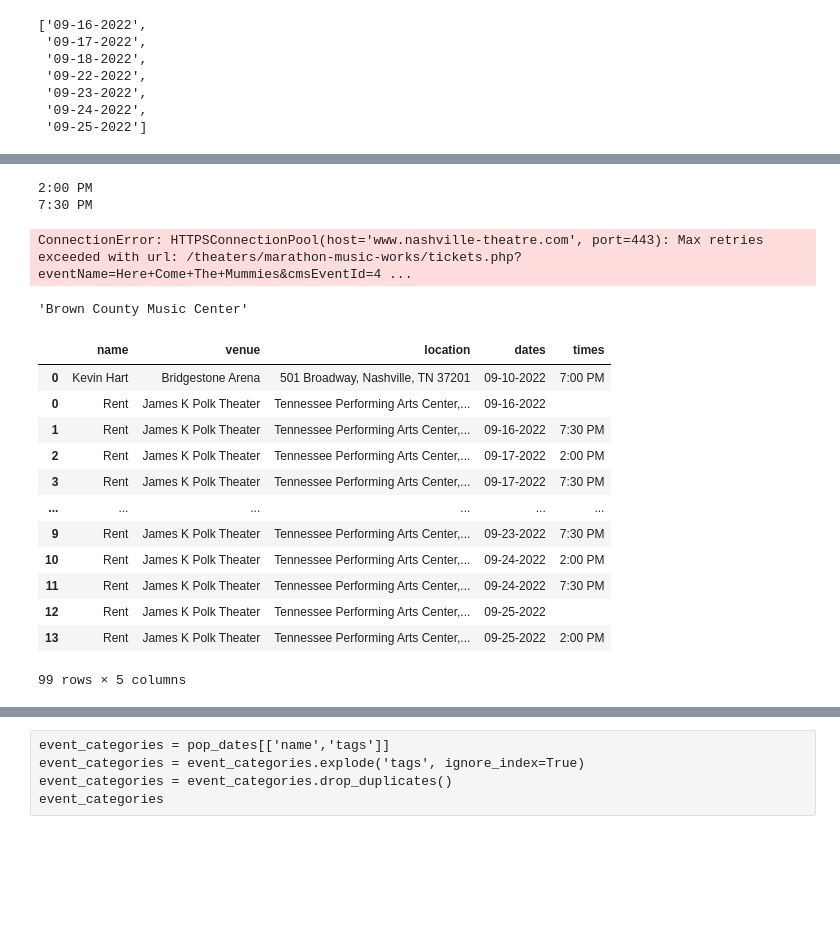
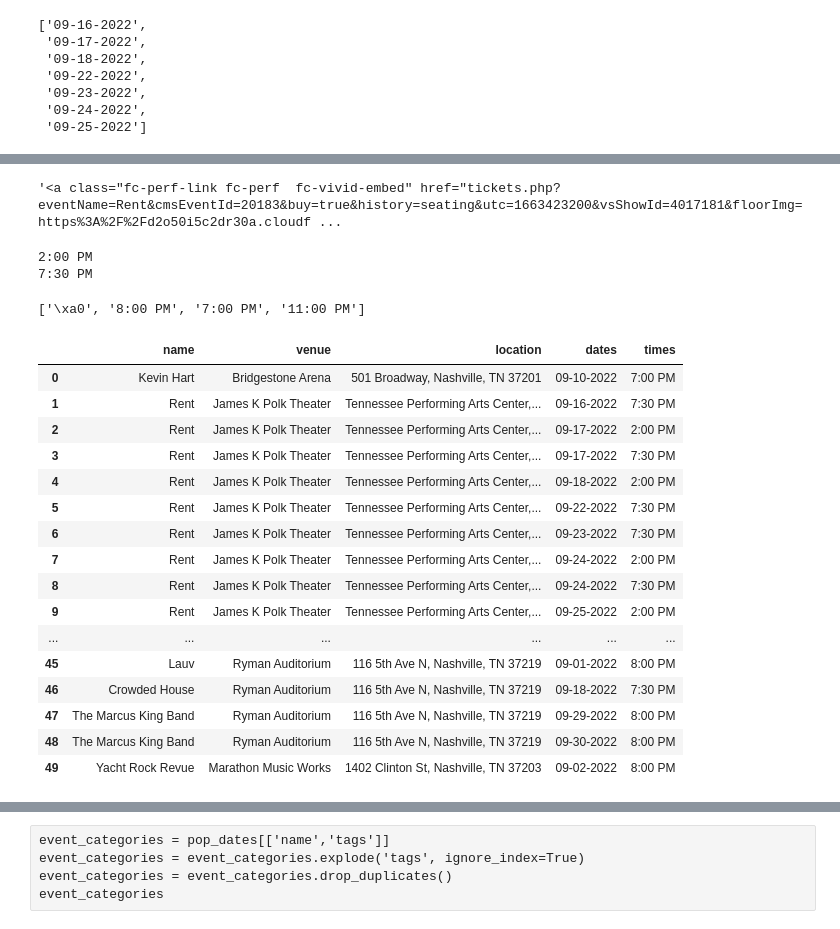
Before and after one commit to michaelcnorman/DDA7-Capstone-Michael, a Jupyter notebook: notebooks/Webscraping events.ipynb, the cells around one changed output, grey strips where cells are left out. Drawn from its saved outputs; the diff is of its cells as text; code cells hidden in the pictures; blank space fills up the shorter version.

Commit message:
completed master dataframe with all shows dates and times, added event categories for the most popular events based on the more info link

```diff
--- a/notebooks/Webscraping events.ipynb
+++ b/notebooks/Webscraping events.ipynb
@@ -548,19 +542,0 @@ Tennessee Performing Arts Center, 505 Deaderick St, Nashville, TN 37219
-# %%
-show_times = []
-
-for index, row in Shows_df.iterrows():
-    event = row['event'].replace(' ','-').lower()
-    venue = row['venue']
-    venue = venue_dict[venue]
-    shows_url = f'https://www.nashville-theatre.com/theaters/{venue}/{event}.php'
-    r = requests.get(shows_url, headers=headers)
-    shows_soup = BS(r.text,'html.parser')
-    shows = {
-      'name' : [row['event']for entry in shows_soup.find_all('a',{'id':'top-nav-1'})],
-      'venue': [row['venue']for entry in shows_soup.find_all('a',{'id':'sub-nav-1'})],
-      #'tags' : [entry.text for entry in shows_soup.find_all('a', {'class':'tag reverse'})],
-      'dates': [entry.text for entry in shows_soup.find_all('div',{'class':'col1'})],
-      'time1': [entry.text for entry in shows_soup.find_all('div',{'class':'col2'})],
-      'time2': [entry.text for entry in shows_soup.find_all('div',{'class':'col3'})]
-            }
-    show_times.append(shows)
@@ -596,3 +607,7 @@ rent_dict['09-17-2022']
+# %%
+rent_dict['09-17-2022']
+# %% [output]
+'<a class="fc-perf-link fc-perf  fc-vivid-embed" href="tickets.php?eventName=Rent&cmsEventId=20183&buy=true&history=seating&utc=1663423200&vsShowId=4017181&floorImg=https%3A%2F%2Fd2o50i5c2dr30a.cloudf ...
 # %%
 soup = BS(rent_dict['09-17-2022'],'html.parser')
 for item in soup.find_all('div', {'class':'fc-perf-time'}):
@@ -634,25 +649,29 @@ for index, row in unique_shows_df.iterrows():
                  'times': timeslist
                      }
                 show_times.append(shows)
-# %% [output]
-ConnectionError: HTTPSConnectionPool(host='www.nashville-theatre.com', port=443): Max retries exceeded with url: /theaters/marathon-music-works/tickets.php?eventName=Here+Come+The+Mummies&cmsEventId=4 ...
-# %%
-venue
-# %% [output]
-'Brown County Music Center'
+# %%
+timeslist
+# %% [output]
+['\xa0', '8:00 PM', '7:00 PM', '11:00 PM']
 # %%
-pd.concat([pd.DataFrame(entry) for entry in show_times])
+master_df = pd.concat([pd.DataFrame(entry) for entry in show_times])
+master_df = master_df[master_df.times != '\xa0'].reset_index(drop=True).drop_duplicates().reset_index(drop=True)
+master_df
 # %% [output]
 |  | name | venue | location | dates | times |
 | 0 | Kevin Hart | Bridgestone Arena | 501 Broadway, Nashville, TN 37201 | 09-10-2022 | 7:00 PM |
-| 0 | Rent | James K Polk Theater | Tennessee Performing Arts Center,... | 09-16-2022 |  |
 | 1 | Rent | James K Polk Theater | Tennessee Performing Arts Center,... | 09-16-2022 | 7:30 PM |
 | 2 | Rent | James K Polk Theater | Tennessee Performing Arts Center,... | 09-17-2022 | 2:00 PM |
 | 3 | Rent | James K Polk Theater | Tennessee Performing Arts Center,... | 09-17-2022 | 7:30 PM |
+| 4 | Rent | James K Polk Theater | Tennessee Performing Arts Center,... | 09-18-2022 | 2:00 PM |
+| 5 | Rent | James K Polk Theater | Tennessee Performing Arts Center,... | 09-22-2022 | 7:30 PM |
+| 6 | Rent | James K Polk Theater | Tennessee Performing Arts Center,... | 09-23-2022 | 7:30 PM |
+| 7 | Rent | James K Polk Theater | Tennessee Performing Arts Center,... | 09-24-2022 | 2:00 PM |
+| 8 | Rent | James K Polk Theater | Tennessee Performing Arts Center,... | 09-24-2022 | 7:30 PM |
+| 9 | Rent | James K Polk Theater | Tennessee Performing Arts Center,... | 09-25-2022 | 2:00 PM |
 | ... | ... | ... | ... | ... | ... |
-| 9 | Rent | James K Polk Theater | Tennessee Performing Arts Center,... | 09-23-2022 | 7:30 PM |
-| 10 | Rent | James K Polk Theater | Tennessee Performing Arts Center,... | 09-24-2022 | 2:00 PM |
-| 11 | Rent | James K Polk Theater | Tennessee Performing Arts Center,... | 09-24-2022 | 7:30 PM |
-| 12 | Rent | James K Polk Theater | Tennessee Performing Arts Center,... | 09-25-2022 |  |
-| 13 | Rent | James K Polk Theater | Tennessee Performing Arts Center,... | 09-25-2022 | 2:00 PM |
+| 45 | Lauv | Ryman Auditorium | 116 5th Ave N, Nashville, TN 37219 | 09-01-2022 | 8:00 PM |
+| 46 | Crowded House | Ryman Auditorium | 116 5th Ave N, Nashville, TN 37219 | 09-18-2022 | 7:30 PM |
+| 47 | The Marcus King Band | Ryman Auditorium | 116 5th Ave N, Nashville, TN 37219 | 09-29-2022 | 8:00 PM |
+| 48 | The Marcus King Band | Ryman Auditorium | 116 5th Ave N, Nashville, TN 37219 | 09-30-2022 | 8:00 PM |
+| 49 | Yacht Rock Revue | Marathon Music Works | 1402 Clinton St, Nashville, TN 37203 | 09-02-2022 | 8:00 PM |
-99 rows × 5 columns
```
Also changed, not shown: parts of 20 cells of this notebook.
